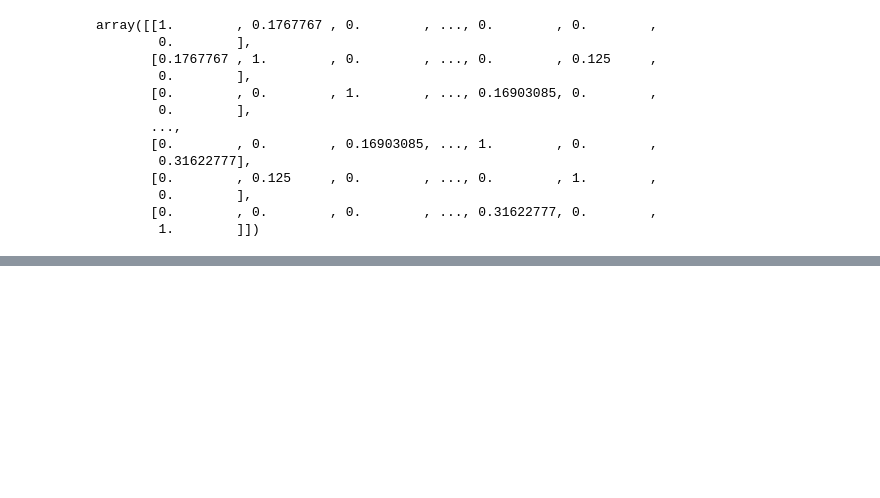
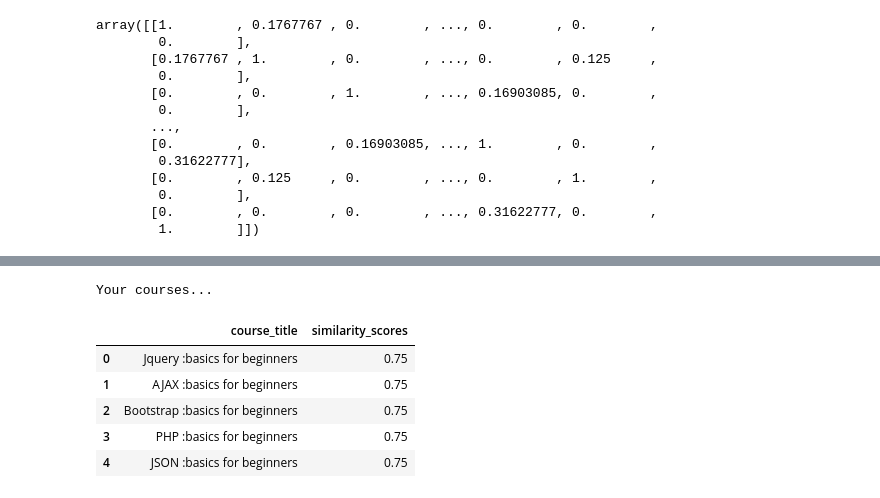
Before and after one commit to Thespideycoder/Course_Recommender, a Jupyter notebook: main.ipynb, the cells around one changed output, grey strips where cells are left out. Saved outputs shown, nothing was run; the diff lists cells and outputs as text; code cells hidden in the pictures; blank space fills up the shorter version.

```diff
--- a/main.ipynb
+++ b/main.ipynb
@@ -132,0 +282,29 @@ course_indice
+# %%
+def recommend_courses(title,num_of_remonedation=10):
+    #id for title
+    id_s = course_indices[title]
+    #course indice
+    # search indice cosine_mat
+    scores = list(enumerate(cosine_similar_mat[id_s]))
+    #$score
+    #sort_score
+    sorted_scores = sorted(scores, key=lambda x:x[1], reverse=True)
+    #recommend
+    selected_course_indices = [i[0] for i in sorted_scores[1:]]
+    selected_course_score = [i[1] for i in sorted_scores[1:]]
+    recommended_results = df['course_title'].iloc[selected_course_indices]
+    rec_df = pd.DataFrame(recommended_results)
+    rec_df['similarity_scores'] = selected_course_score
+    rec_df.reset_index(drop=True, inplace=True)
+    print("Your courses...")
+    return rec_df.head()
+# %%
+recommend_courses('XPATH :basics for beginners')
+# %% [output]
+Your courses...
+|  | course_title | similarity_scores |
+| 0 | Jquery :basics for beginners | 0.75 |
+| 1 | AJAX :basics for beginners | 0.75 |
+| 2 | Bootstrap :basics for beginners | 0.75 |
+| 3 | PHP :basics for beginners | 0.75 |
+| 4 | JSON :basics for beginners | 0.75 |
```
Also changed, not shown: parts of 19 cells of this notebook.
